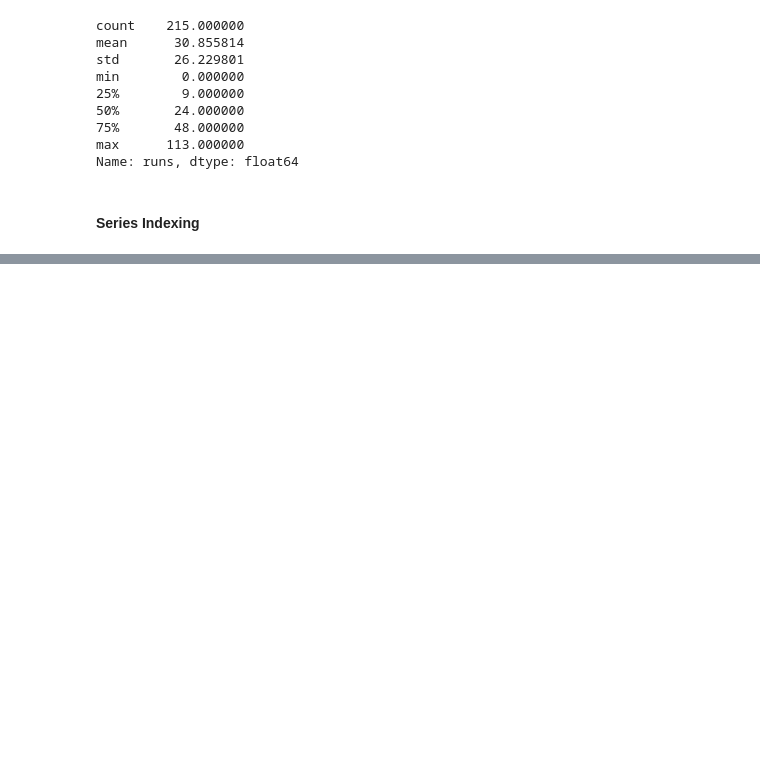
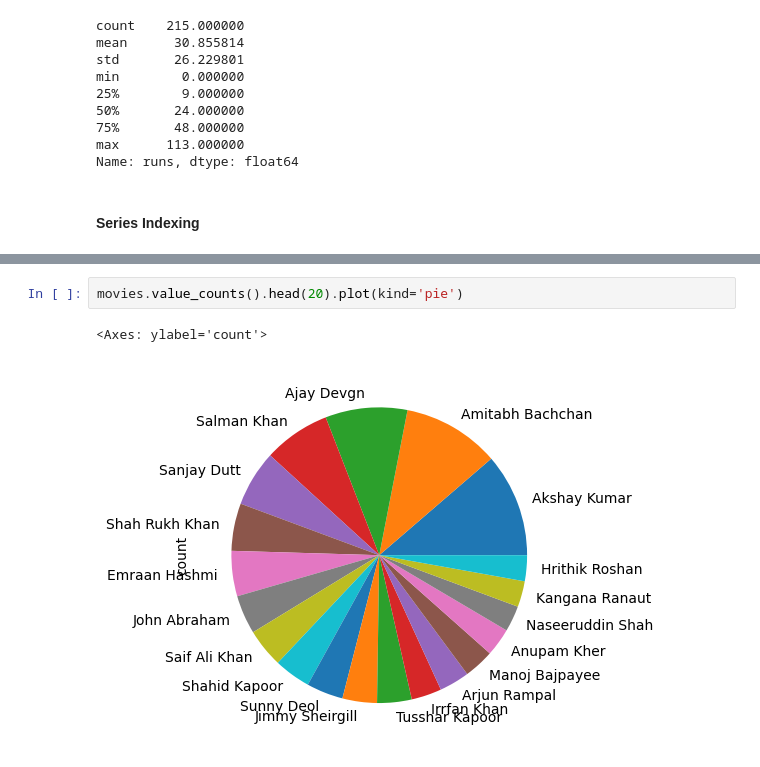
Before and after one commit to surajksharma7/DataScience, a Jupyter notebook: 06 Pandas/16 Series .ipynb, the cells around one changed output, grey strips where cells are left out. Drawn from its saved outputs; the diff is of its cells as text; blank space fills up the shorter version.

```diff
--- a/06 Pandas/16 Series .ipynb
+++ b/06 Pandas/16 Series .ipynb
@@ -284,0 +483,5 @@ Name: runs, dtype: float64
+# %%
+movies.value_counts().head(20).plot(kind='pie')
+# %% [output]
+<Axes: ylabel='count'>
+[figure, added]
```
Also changed, not shown: parts of 41 cells of this notebook.
